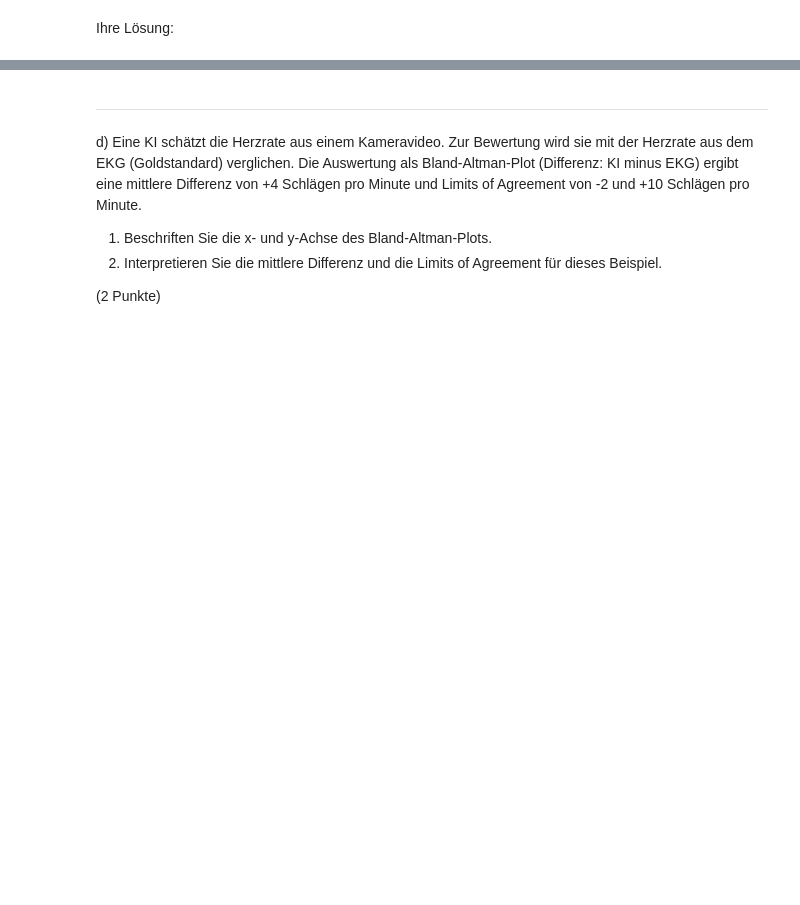
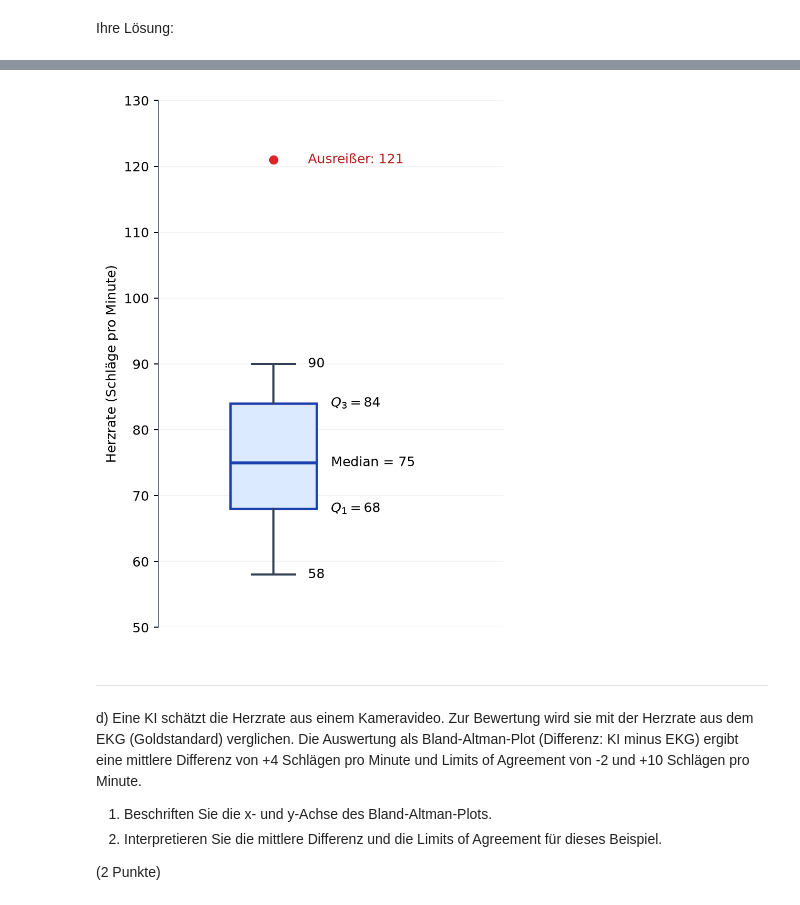
Before and after one commit to Stevenyami/KI-in-der-Medizin, a Jupyter notebook: src/Exercise02_Daten.ipynb, the cells around one changed output, grey strips where cells are left out. Drawn from its saved outputs; the diff is of its cells as text; code cells hidden in the pictures; blank space fills up the shorter version.

```diff
--- a/src/Exercise02_Daten.ipynb
+++ b/src/Exercise02_Daten.ipynb
@@ -72,3 +118,70 @@ Ihre Lösung:
+# %%
+import matplotlib.pyplot as plt
+
+herzraten = [84, 68, 121, 75, 58, 90, 68, 79, 64, 84, 72]
+
+fig, ax = plt.subplots(figsize=(4.5, 6), dpi=180)
+
+ax.boxplot(
+    herzraten,
+    orientation="vertical",
+    whis=1.5,
+    widths=0.30,
+    patch_artist=True,
+    boxprops={
+        "facecolor": "#dbeafe",
+        "edgecolor": "#1e40af",
+        "linewidth": 1.8,
+    },
+    medianprops={"color": "#1e40af", "linewidth": 2.2},
+    whiskerprops={"color": "#334155", "linewidth": 1.6},
+    capprops={"color": "#334155", "linewidth": 1.6},
+    flierprops={
+        "marker": "o",
+        "markerfacecolor": "#dc2626",
+        "markeredgecolor": "#dc2626",
+        "markersize": 6,
+    },
+)
+
+# Quartile und Median beschriften
+for y, label in [
+    (68, r"$Q_1 = 68$"),
+    (75, "Median = 75"),
+    (84, r"$Q_3 = 84$"),
+]:
+    ax.text(1.20, y, label, va="center", fontsize=10)
+
+# Endpunkte der Antennen beschriften
+for y in [58, 90]:
+    ax.text(1.12, y, str(y), va="center", fontsize=10)
+
+# Ausreißer beschriften
+ax.text(
+    1.12, 121, "Ausreißer: 121",
+    va="center", fontsize=10, color="#b91c1c",
+)
+
+# Beschriftete vertikale Achse
+ax.set(
+    xlim=(0.6, 1.8),
+    ylim=(50, 130),
+    xticks=[],
+    ylabel="Herzrate (Schläge pro Minute)",
+)
+ax.set_yticks(range(50, 131, 10))
+ax.set_axisbelow(True)
+ax.grid(axis="y", alpha=0.15)
+
+for seite in ["bottom", "right", "top"]:
+    ax.spines[seite].set_visible(False)
+ax.spines["left"].set_color("#64748b")
+
+fig.tight_layout()
+fig.savefig("herzraten-boxplot-vertikal.png", facecolor="white")
+plt.show()
+# %% [output]
+[figure, added]
 # %% [markdown]
 
 
```
Also changed, not shown: parts of 15 cells of this notebook, 2 other files.
